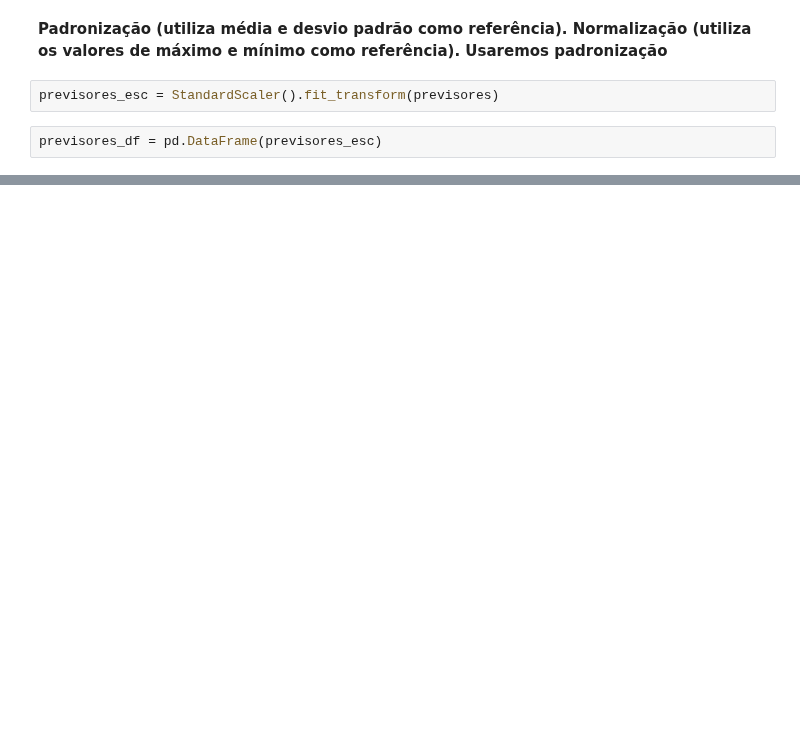
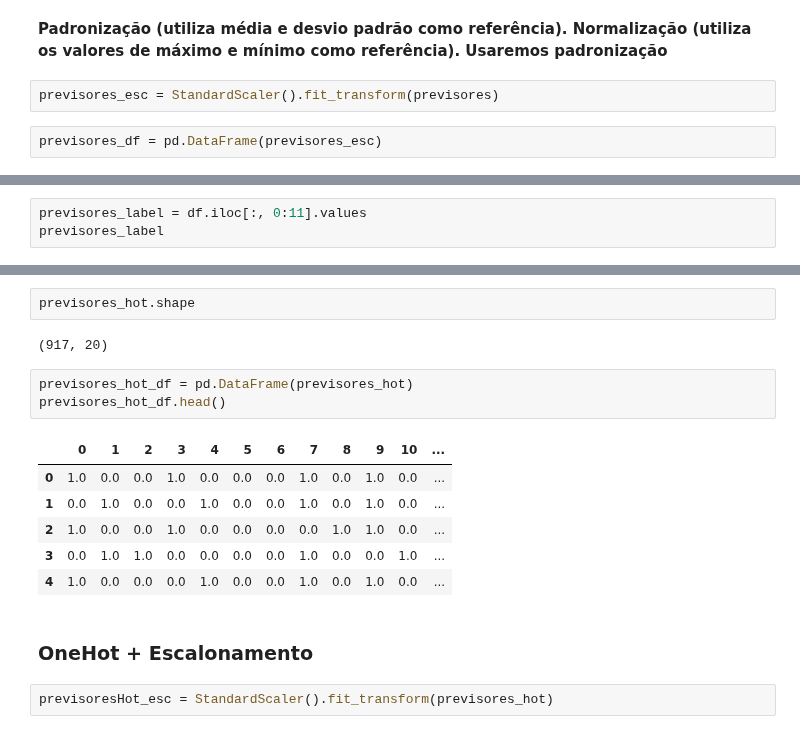
Before and after one commit to SisouDev/iaAlg, a Jupyter notebook: classification/processing.ipynb, the cells around one changed output, grey strips where cells are left out. Saved outputs shown, nothing was run; the diff lists cells and outputs as text; blank space fills up the shorter version.

```diff
--- a/classification/processing.ipynb
+++ b/classification/processing.ipynb
@@ -171,0 +178,3 @@ previsores_df.describe()
+# %%
+previsores_label = df.iloc[:, 0:11].values
+previsores_label
@@ -171,0 +246,18 @@ previsores_df.describe()
+# %%
+previsores_hot.shape
+# %% [output]
+(917, 20)
+# %%
+previsores_hot_df = pd.DataFrame(previsores_hot)
+previsores_hot_df.head()
+# %% [output]
+|  | 0 | 1 | 2 | 3 | 4 | 5 | 6 | 7 | 8 | 9 | 10 | ... |
+| 0 | 1.0 | 0.0 | 0.0 | 1.0 | 0.0 | 0.0 | 0.0 | 1.0 | 0.0 | 1.0 | 0.0 | ... |
+| 1 | 0.0 | 1.0 | 0.0 | 0.0 | 1.0 | 0.0 | 0.0 | 1.0 | 0.0 | 1.0 | 0.0 | ... |
+| 2 | 1.0 | 0.0 | 0.0 | 1.0 | 0.0 | 0.0 | 0.0 | 0.0 | 1.0 | 1.0 | 0.0 | ... |
+| 3 | 0.0 | 1.0 | 1.0 | 0.0 | 0.0 | 0.0 | 0.0 | 1.0 | 0.0 | 0.0 | 1.0 | ... |
+| 4 | 1.0 | 0.0 | 0.0 | 0.0 | 1.0 | 0.0 | 0.0 | 1.0 | 0.0 | 1.0 | 0.0 | ... |
+# %% [markdown]
+### OneHot + Escalonamento ###
+# %%
+previsoresHot_esc = StandardScaler().fit_transform(previsores_hot)
```
Also changed, not shown: parts of 25 cells of this notebook, 6 other files.
